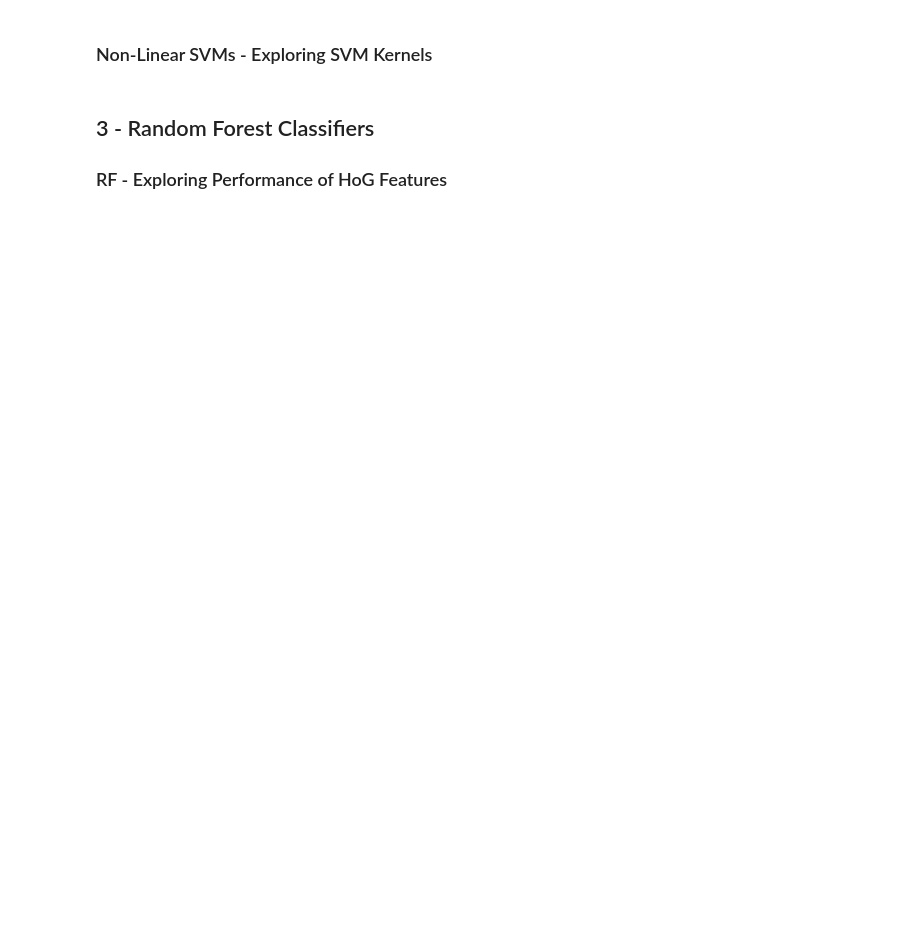
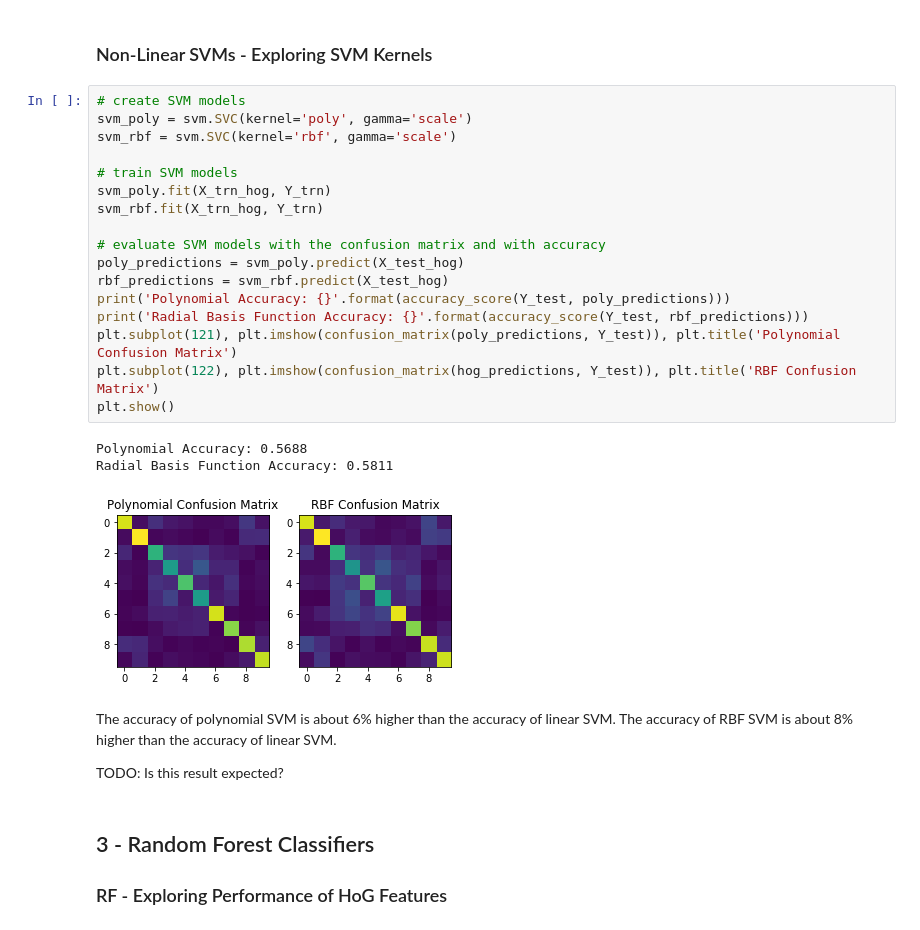
Before and after one commit to alexanderhale/ECSE415, a Jupyter notebook: Assignment_4/A4_Classifiers.ipynb, the cells around one changed output. Cells and saved outputs as stored; diff of their text form; blank space fills up the shorter version.

```diff
--- a/Assignment_4/A4_Classifiers.ipynb
+++ b/Assignment_4/A4_Classifiers.ipynb
@@ -95,5 +112,30 @@ print(hogFeatures.shape)
 # %% [markdown]
 ### Non-Linear SVMs - Exploring SVM Kernels
+# %%
+# create SVM models
+svm_poly = svm.SVC(kernel='poly', gamma='scale')
+svm_rbf = svm.SVC(kernel='rbf', gamma='scale')
+
+# train SVM models
+svm_poly.fit(X_trn_hog, Y_trn)
+svm_rbf.fit(X_trn_hog, Y_trn)
+
+# evaluate SVM models with the confusion matrix and with accuracy
+poly_predictions = svm_poly.predict(X_test_hog)
+rbf_predictions = svm_rbf.predict(X_test_hog)
+print('Polynomial Accuracy: {}'.format(accuracy_score(Y_test, poly_predictions)))
+print('Radial Basis Function Accuracy: {}'.format(accuracy_score(Y_test, rbf_predictions)))
+plt.subplot(121), plt.imshow(confusion_matrix(poly_predictions, Y_test)), plt.title('Polynomial Confusion Matrix')
+plt.subplot(122), plt.imshow(confusion_matrix(hog_predictions, Y_test)), plt.title('RBF Confusion Matrix')
+plt.show()
+# %% [output]
+Polynomial Accuracy: 0.5688
+Radial Basis Function Accuracy: 0.5811
+[figure, added]
+# %% [markdown]
+The accuracy of polynomial SVM is about 6% higher than the accuracy of linear SVM. The accuracy of RBF SVM is about 8% higher than the accuracy of linear SVM.
+
+TODO: Is this result expected?
 # %% [markdown]
 ## 3 - Random Forest Classifiers
 ### RF - Exploring Performance of HoG Features
```
Also changed, not shown: parts of 21 cells of this notebook.
